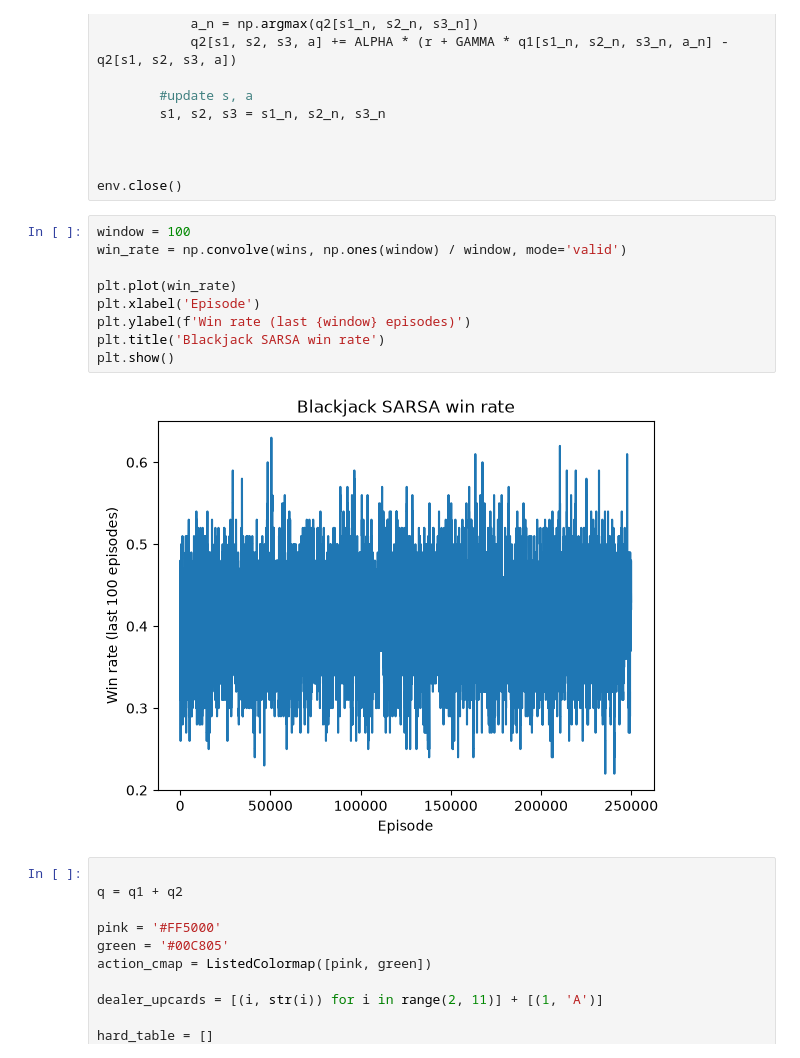
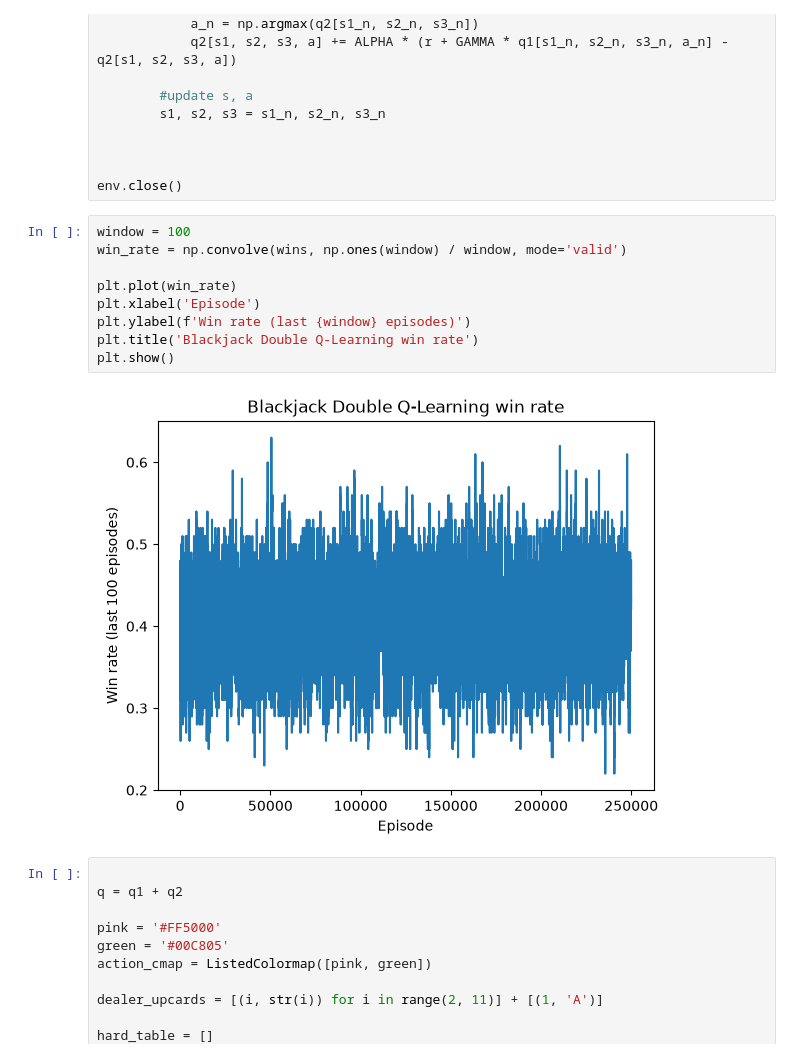
Before and after one commit to mpham8/rl-suttonbarto, a Jupyter notebook: ch6/blackjack-doubleqlearning.ipynb, the cells around one changed output. Drawn from its saved outputs; the diff is of its cells as text.

Commit message:
fix graph title

```diff
--- a/ch6/blackjack-doubleqlearning.ipynb
+++ b/ch6/blackjack-doubleqlearning.ipynb
@@ -64,14 +64,14 @@ env.close()
 # %%
 window = 100
 win_rate = np.convolve(wins, np.ones(window) / window, mode='valid')
 
 plt.plot(win_rate)
 plt.xlabel('Episode')
 plt.ylabel(f'Win rate (last {window} episodes)')
-plt.title('Blackjack SARSA win rate')
+plt.title('Blackjack Double Q-Learning win rate')
 plt.show()
 # %% [output]
-[figure, old version]
+[figure, new version]
 # %%
 
 q = q1 + q2
```
Also changed, not shown: 1 other file.
